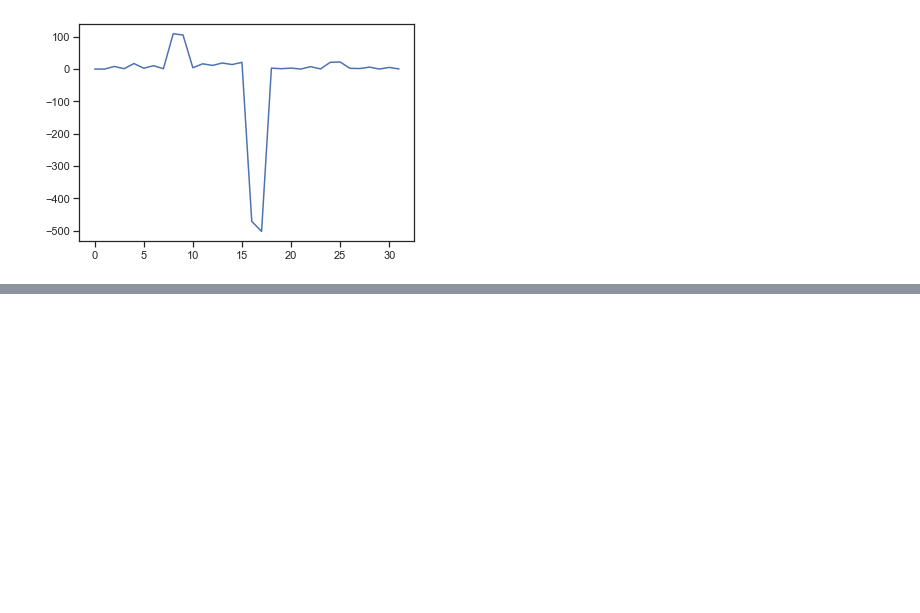
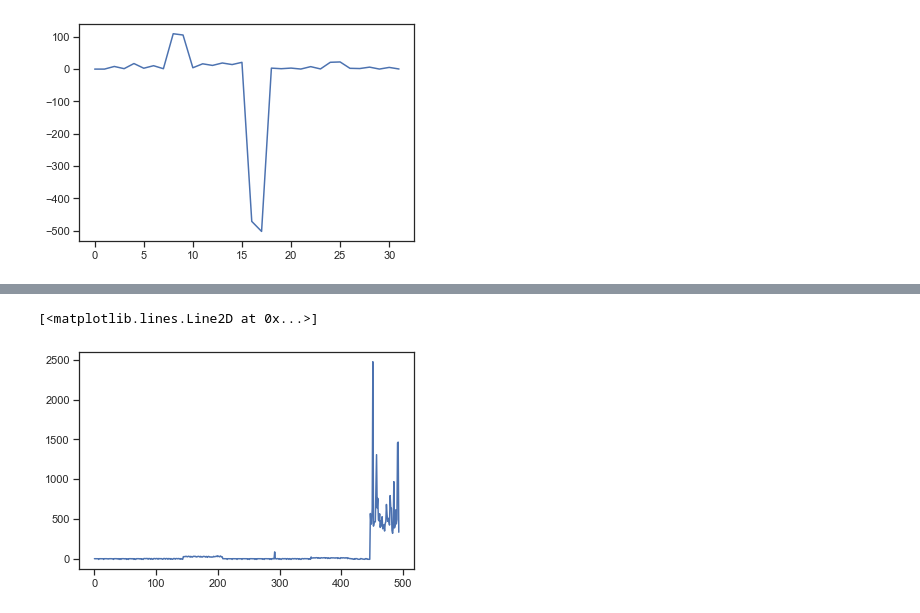
Before and after one commit to Skantz/tsp, a Jupyter notebook: mst/performance_plots.ipynb, the cells around one changed output, grey strips where cells are left out. Saved outputs shown, nothing was run; the diff lists cells and outputs as text; code cells hidden in the pictures; blank space fills up the shorter version.

```diff
--- a/mst/performance_plots.ipynb
+++ b/mst/performance_plots.ipynb
@@ -168,0 +222,14 @@ plt.plot(x, "error",data=data)
+# %%
+data = all_data
+fig, ax = plt.subplots()
+x = range(len(data))
+y1 = data["our_runtime"]
+y2 = data["kuskrall_time"]
+y_diff = y2-y1
+#ax.set(xscale="linear", yscale="log")
+
+#plt.plot(x,y1)
+plt.plot(x,y_diff)
+# %% [output]
+[<matplotlib.lines.Line2D at 0x...>]
+[figure, added]
```
Also changed, not shown: parts of 3 cells of this notebook.
